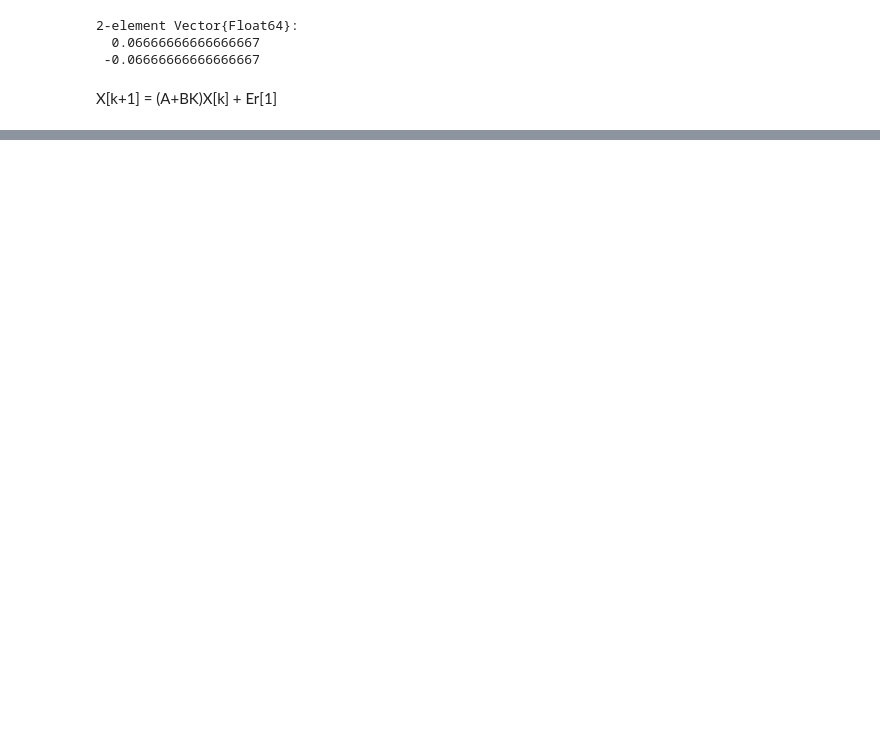
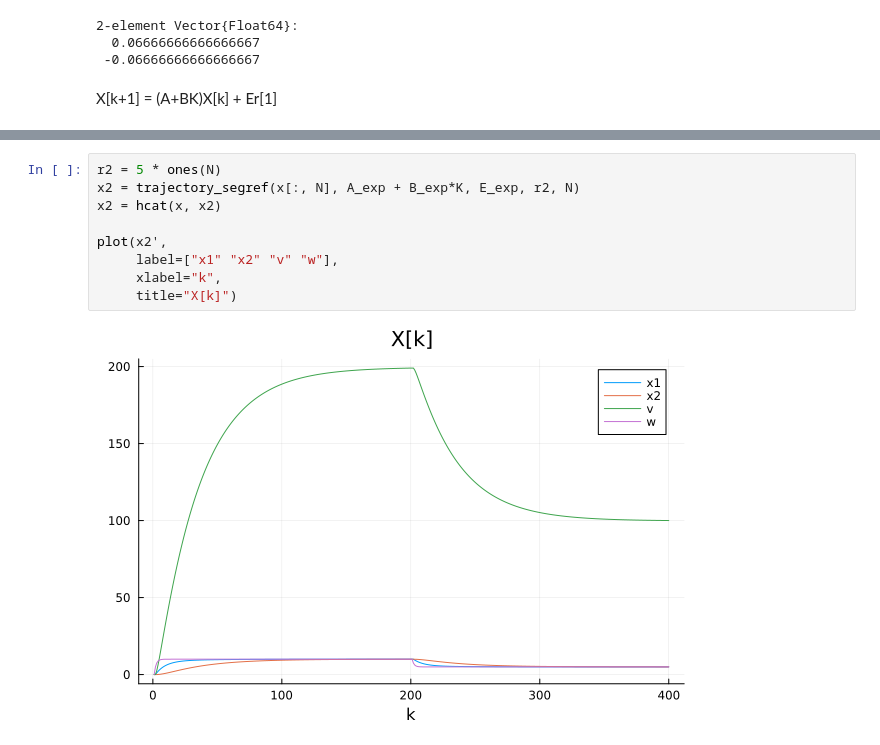
Before and after one commit to Nicholas-Wallace/Polyhedron, a Jupyter notebook: segref.ipynb, the cells around one changed output, grey strips where cells are left out. Cells and saved outputs as stored; diff of their text form; blank space fills up the shorter version.

```diff
--- a/segref.ipynb
+++ b/segref.ipynb
@@ -139,0 +136,11 @@ B_exp
+# %%
+r2 = 5 * ones(N)
+x2 = trajectory_segref(x[:, N], A_exp + B_exp*K, E_exp, r2, N)
+x2 = hcat(x, x2)
+
+plot(x2',
+     label=["x1" "x2" "v" "w"],
+     xlabel="k",
+     title="X[k]")
+# %% [output]
+[figure, added]
```
Also changed, not shown: parts of 11 cells of this notebook, 1 other file.
